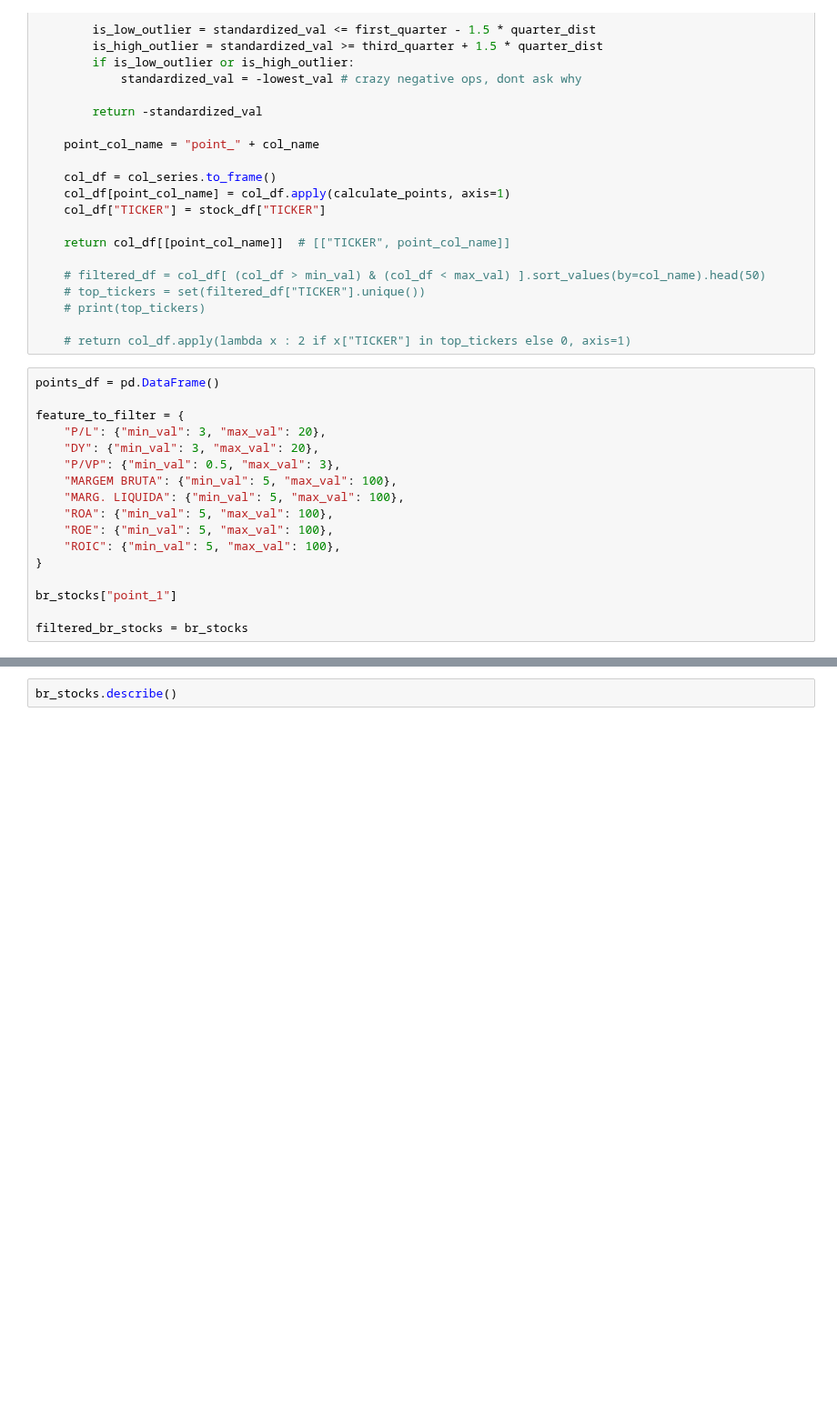
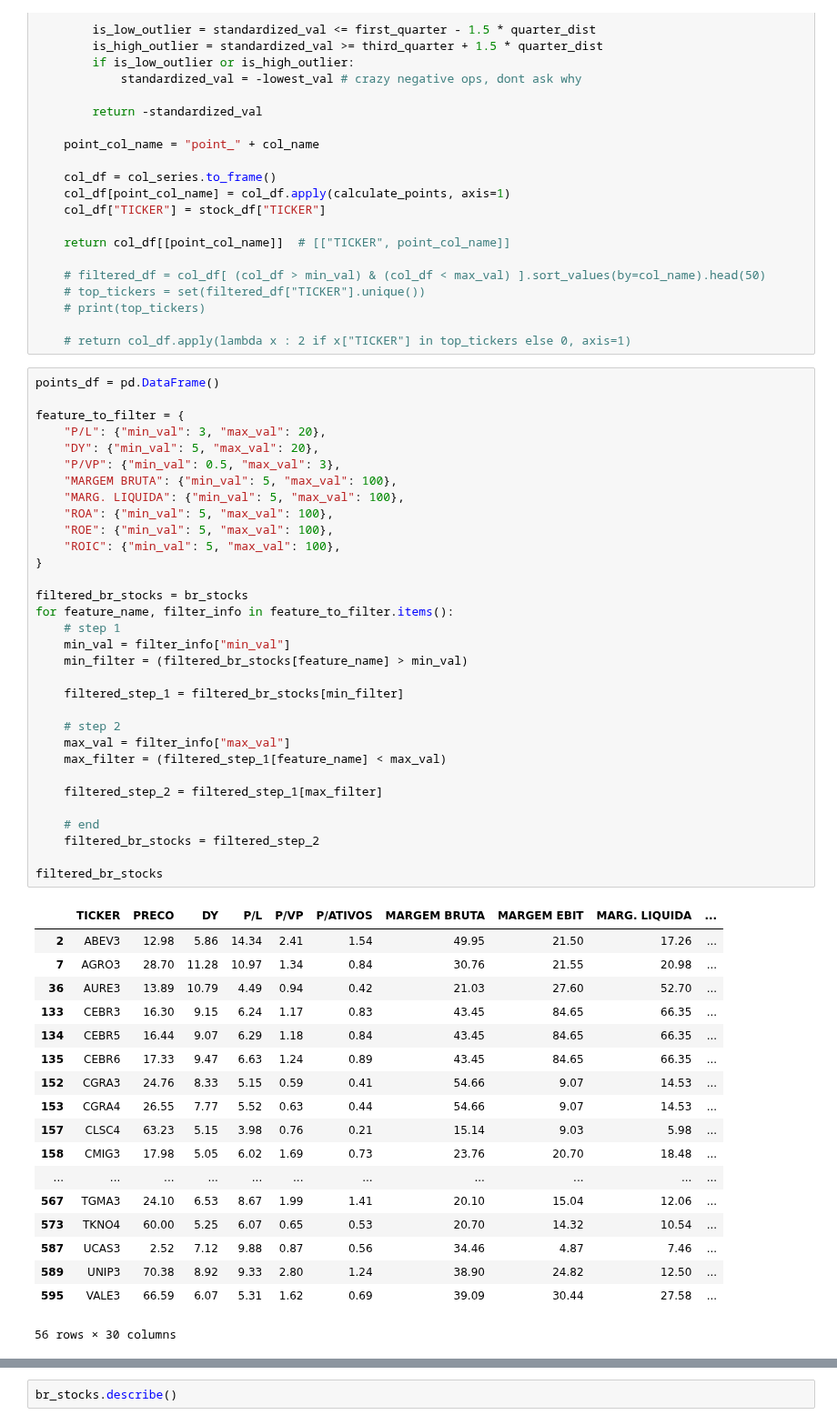
Before and after one commit to APF2000/data-analysis, a Jupyter notebook: status_invest/status_invest.ipynb, the cells around one changed output, grey strips where cells are left out. Shown at 91% size. Drawn from its saved outputs; the diff is of its cells as text; blank space fills up the shorter version.

```diff
--- a/status_invest/status_invest.ipynb
+++ b/status_invest/status_invest.ipynb
@@ -92,18 +96,52 @@ def generate_point_col(stock_df, col_name): #, min_val, max_val):
 # %%
 points_df = pd.DataFrame()
 
 feature_to_filter = {
 	"P/L": {"min_val": 3, "max_val": 20},
-	"DY": {"min_val": 3, "max_val": 20},
+	"DY": {"min_val": 5, "max_val": 20},
 	"P/VP": {"min_val": 0.5, "max_val": 3},
 	"MARGEM BRUTA": {"min_val": 5, "max_val": 100},
 	"MARG. LIQUIDA": {"min_val": 5, "max_val": 100},
 	"ROA": {"min_val": 5, "max_val": 100},
 	"ROE": {"min_val": 5, "max_val": 100},
 	"ROIC": {"min_val": 5, "max_val": 100},
 }
 
-br_stocks["point_1"]
+filtered_br_stocks = br_stocks
+for feature_name, filter_info in feature_to_filter.items():
+	# step 1
+	min_val = filter_info["min_val"]
+	min_filter = (filtered_br_stocks[feature_name] > min_val)
 
-filtered_br_stocks = br_stocks
+	filtered_step_1 = filtered_br_stocks[min_filter]
+
+	# step 2
+	max_val = filter_info["max_val"]
+	max_filter = (filtered_step_1[feature_name] < max_val)
+
+	filtered_step_2 = filtered_step_1[max_filter]
+
+	# end
+	filtered_br_stocks = filtered_step_2
+
+filtered_br_stocks
+# %% [output]
+|  | TICKER | PRECO | DY | P/L | P/VP | P/ATIVOS | MARGEM BRUTA | MARGEM EBIT | MARG. LIQUIDA | ... |
+| 2 | ABEV3 | 12.98 | 5.86 | 14.34 | 2.41 | 1.54 | 49.95 | 21.50 | 17.26 | ... |
+| 7 | AGRO3 | 28.70 | 11.28 | 10.97 | 1.34 | 0.84 | 30.76 | 21.55 | 20.98 | ... |
+| 36 | AURE3 | 13.89 | 10.79 | 4.49 | 0.94 | 0.42 | 21.03 | 27.60 | 52.70 | ... |
+| 133 | CEBR3 | 16.30 | 9.15 | 6.24 | 1.17 | 0.83 | 43.45 | 84.65 | 66.35 | ... |
+| 134 | CEBR5 | 16.44 | 9.07 | 6.29 | 1.18 | 0.84 | 43.45 | 84.65 | 66.35 | ... |
+| 135 | CEBR6 | 17.33 | 9.47 | 6.63 | 1.24 | 0.89 | 43.45 | 84.65 | 66.35 | ... |
+| 152 | CGRA3 | 24.76 | 8.33 | 5.15 | 0.59 | 0.41 | 54.66 | 9.07 | 14.53 | ... |
+| 153 | CGRA4 | 26.55 | 7.77 | 5.52 | 0.63 | 0.44 | 54.66 | 9.07 | 14.53 | ... |
+| 157 | CLSC4 | 63.23 | 5.15 | 3.98 | 0.76 | 0.21 | 15.14 | 9.03 | 5.98 | ... |
+| 158 | CMIG3 | 17.98 | 5.05 | 6.02 | 1.69 | 0.73 | 23.76 | 20.70 | 18.48 | ... |
+| ... | ... | ... | ... | ... | ... | ... | ... | ... | ... | ... |
+| 567 | TGMA3 | 24.10 | 6.53 | 8.67 | 1.99 | 1.41 | 20.10 | 15.04 | 12.06 | ... |
+| 573 | TKNO4 | 60.00 | 5.25 | 6.07 | 0.65 | 0.53 | 20.70 | 14.32 | 10.54 | ... |
+| 587 | UCAS3 | 2.52 | 7.12 | 9.88 | 0.87 | 0.56 | 34.46 | 4.87 | 7.46 | ... |
+| 589 | UNIP3 | 70.38 | 8.92 | 9.33 | 2.80 | 1.24 | 38.90 | 24.82 | 12.50 | ... |
+| 595 | VALE3 | 66.59 | 6.07 | 5.31 | 1.62 | 0.69 | 39.09 | 30.44 | 27.58 | ... |
+56 rows × 30 columns
 # %%
```
Also changed, not shown: parts of 2 cells of this notebook.
